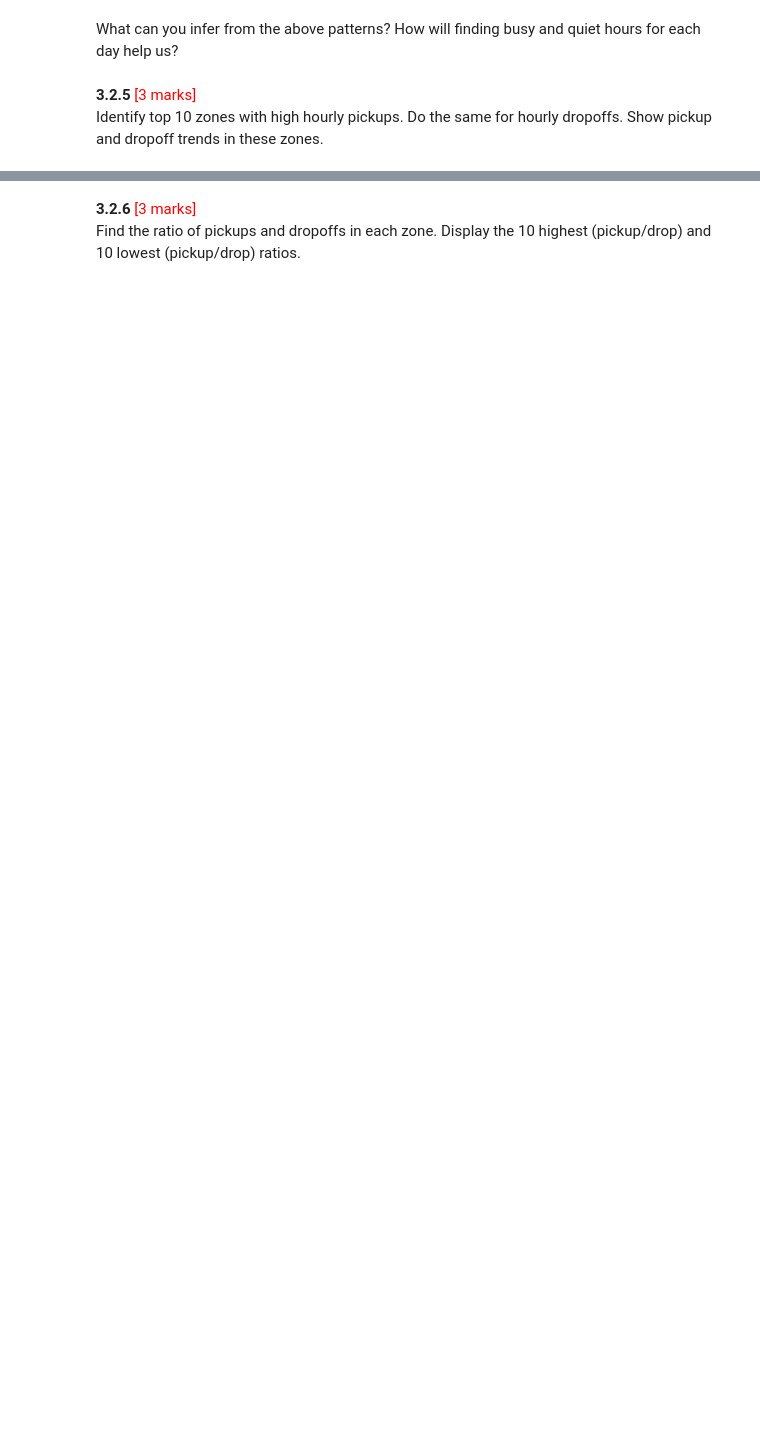
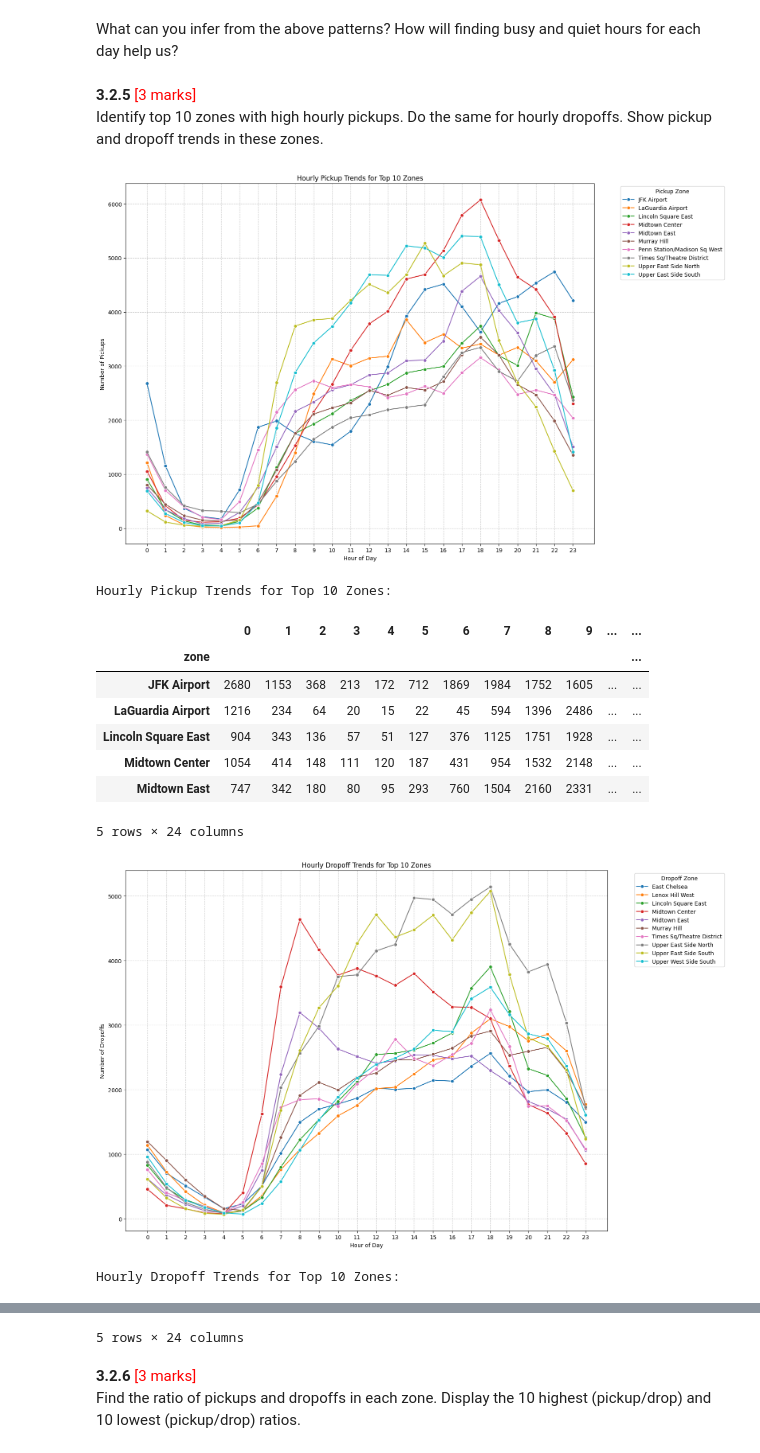
Before and after one commit to nagayada/Nag_New_Repo, a Jupyter notebook: EDA_Assg_NYC_Taxi_Starter.ipynb, the cells around one changed output, grey strips where cells are left out. Saved outputs shown, nothing was run; the diff lists cells and outputs as text; code cells hidden in the pictures; blank space fills up the shorter version.

```diff
--- a/EDA_Assg_NYC_Taxi_Starter.ipynb
+++ b/EDA_Assg_NYC_Taxi_Starter.ipynb
@@ -1526,3 +1705,72 @@ What can you infer from the above patterns? How will finding busy and quiet hour
 Identify top 10 zones with high hourly pickups. Do the same for hourly dropoffs. Show pickup and dropoff trends in these zones.
 # %%
 # Find top 10 pickup and dropoff zones
+# %%
+# Identify top 10 pickup zones
+top_10_pickup_zones_id = df_filtered['PULocationID'].value_counts().nlargest(10).index
+top_10_pickup_zones_data = df_filtered[df_filtered['PULocationID'].isin(top_10_pickup_zones_id)]
+
+# Calculate hourly pickups for top 10 zones
+hourly_pickups_top_zones = top_10_pickup_zones_data.groupby(['PULocationID', 'pickup_hour']).size().unstack(fill_value=0)
+
+# Merge with zones to get names
+hourly_pickups_top_zones = hourly_pickups_top_zones.merge(zones[['LocationID', 'zone']], left_index=True, right_on='LocationID', how='left')
+hourly_pickups_top_zones = hourly_pickups_top_zones.set_index('zone').drop(columns='LocationID')
+
+# Plot hourly pickup trends for top 10 zones
+plt.figure(figsize=(16, 10))
+for zone_name in hourly_pickups_top_zones.index:
+    sns.lineplot(x=hourly_pickups_top_zones.columns, y=hourly_pickups_top_zones.loc[zone_name], label=zone_name, marker='o')
+
+plt.title('Hourly Pickup Trends for Top 10 Zones')
+plt.xlabel('Hour of Day')
+plt.ylabel('Number of Pickups')
+plt.xticks(range(0, 24))
+plt.grid(True, linestyle='--', alpha=0.7)
+plt.legend(title='Pickup Zone', bbox_to_anchor=(1.05, 1), loc='upper left')
+plt.tight_layout()
+plt.show()
+
+print("Hourly Pickup Trends for Top 10 Zones:")
+display(hourly_pickups_top_zones.head())
+
+# Identify top 10 dropoff zones
+top_10_dropoff_zones_id = df_filtered['DOLocationID'].value_counts().nlargest(10).index
+top_10_dropoff_zones_data = df_filtered[df_filtered['DOLocationID'].isin(top_10_dropoff_zones_id)]
+
+# Calculate hourly dropoffs for top 10 zones
+hourly_dropoffs_top_zones = top_10_dropoff_zones_data.groupby(['DOLocationID', 'pickup_hour']).size().unstack(fill_value=0)
+
+# Merge with zones to get names
+hourly_dropoffs_top_zones = hourly_dropoffs_top_zones.merge(zones[['LocationID', 'zone']], left_index=True, right_on='LocationID', how='left')
+hourly_dropoffs_top_zones = hourly_dropoffs_top_zones.set_index('zone').drop(columns='LocationID')
+
+# Plot hourly dropoff trends for top 10 zones
+plt.figure(figsize=(16, 10))
+for zone_name in hourly_dropoffs_top_zones.index:
+    sns.lineplot(x=hourly_dropoffs_top_zones.columns, y=hourly_dropoffs_top_zones.loc[zone_name], label=zone_name, marker='o')
+
+plt.title('Hourly Dropoff Trends for Top 10 Zones')
+plt.xlabel('Hour of Day')
+plt.ylabel('Number of Dropoffs')
+plt.xticks(range(0, 24))
+plt.grid(True, linestyle='--', alpha=0.7)
+plt.legend(title='Dropoff Zone', bbox_to_anchor=(1.05, 1), loc='upper left')
+plt.tight_layout()
+plt.show()
+
+print("Hourly Dropoff Trends for Top 10 Zones:")
+display(hourly_dropoffs_top_zones.head())
+# %% [output]
+[figure, added]
+Hourly Pickup Trends for Top 10 Zones:
+|  | 0 | 1 | 2 | 3 | 4 | 5 | 6 | 7 | 8 | 9 | ... | ... |
+| zone |  |  |  |  |  |  |  |  |  |  |  | ... |
+| JFK Airport | 2680 | 1153 | 368 | 213 | 172 | 712 | 1869 | 1984 | 1752 | 1605 | ... | ... |
+| LaGuardia Airport | 1216 | 234 | 64 | 20 | 15 | 22 | 45 | 594 | 1396 | 2486 | ... | ... |
+| Lincoln Square East | 904 | 343 | 136 | 57 | 51 | 127 | 376 | 1125 | 1751 | 1928 | ... | ... |
+| Midtown Center | 1054 | 414 | 148 | 111 | 120 | 187 | 431 | 954 | 1532 | 2148 | ... | ... |
+| Midtown East | 747 | 342 | 180 | 80 | 95 | 293 | 760 | 1504 | 2160 | 2331 | ... | ... |
+5 rows × 24 columns
+[figure, added]
+Hourly Dropoff Trends for Top 10 Zones:
@@ -1529,3 +1784,4 @@ Identify top 10 zones with high hourly pickups. Do the same for hourly dropoffs.
+5 rows × 24 columns
 # %% [markdown]
 **3.2.6** <font color = red>[3 marks]</font> <br>
 Find the ratio of pickups and dropoffs in each zone. Display the 10 highest (pickup/drop) and 10 lowest (pickup/drop) ratios.
```
Also changed, not shown: parts of 37 cells of this notebook.
